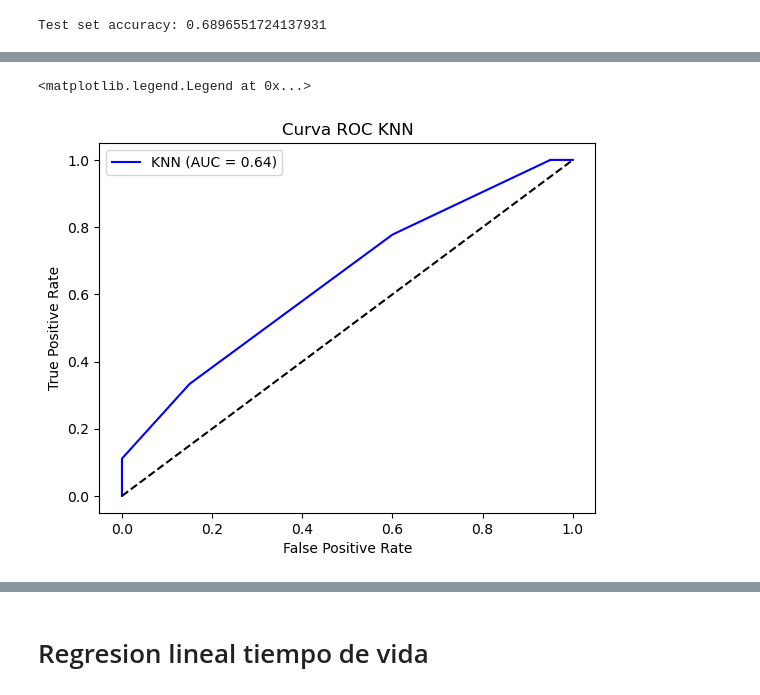
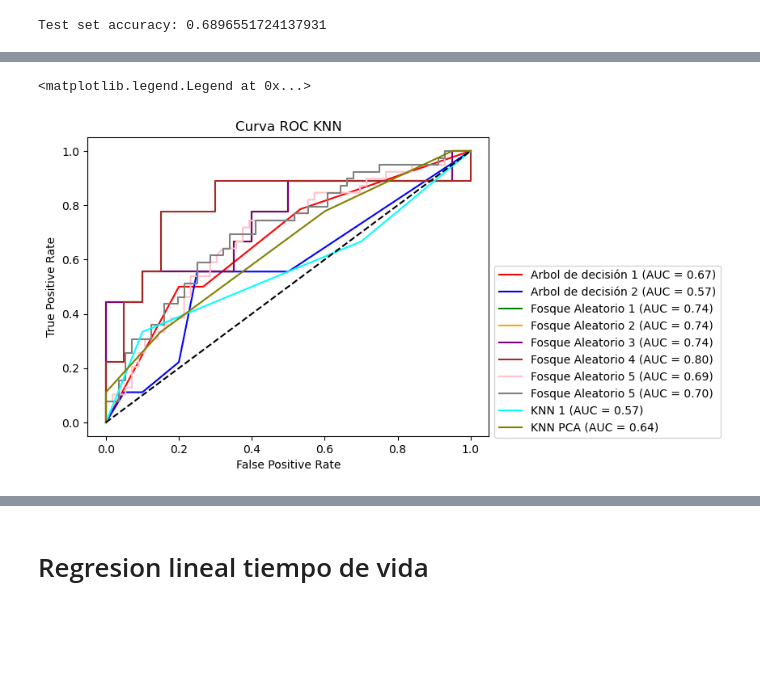
Before and after one commit to Alexis-martinezr/Machine-learning-biociencias, a Jupyter notebook: Análisis de supervivencia y modelado predictivo en una cohorte oncológica integración de datos histológicos, variables clínicas y moleculares.ipynb, the cells around one changed output, grey strips where cells are left out. Cells and saved outputs as stored; diff of their text form; code cells hidden in the pictures; blank space fills up the shorter version.

```diff
--- a/Análisis de supervivencia y modelado predictivo en una cohorte oncológica integración de datos histológicos, variables clínicas y moleculares.ipynb
+++ b/Análisis de supervivencia y modelado predictivo en una cohorte oncológica integración de datos histológicos, variables clínicas y moleculares.ipynb
@@ -1035,7 +1081,7 @@ tree.score
 from sklearn.ensemble import RandomForestClassifier
 # %%
 forest = RandomForestClassifier(n_jobs=2, oob_score=True, n_estimators=5000)
-forest.fit(x_train,y_train)
+forest.fit(x_train_v,y_train_v)
 # %% [output]
 RandomForestClassifier(n_estimators=5000, n_jobs=2, oob_score=True)
 # %%
@@ -1344,7 +1584,7 @@ print(score_list)
 [0.5263157894736842, 0.631578947368421, 0.631578947368421, 0.47368421052631576, 0.5789473684210527, 0.5263157894736842, 0.42105263157894735, 0.5263157894736842, 0.47368421052631576, 0.4736842105263157 ...
 # %%
 knn_classifier = KNeighborsClassifier(n_neighbors=2)
-knn_classifier.fit(X_scaled, y_train)
+knn_classifier.fit(X_scaled, y_train_knn)
 y_pred = knn_classifier.predict(x_test_scal)
 y_pred
 # %% [output]
@@ -1353,11 +1593,11 @@ array([0, 1, 0, 0, 0, 0, 1, 0, 0, 0, 1, 0, 0, 1, 0, 0, 0, 0, 0])
 # Reduccion de dimencionalidad
 # %%
 from sklearn.decomposition import PCA
-x_train, x_test, y_train, y_test = train_test_split(
-    data[columnas_select], data['Event (death: 1, alive: 0)'], test_size=0.3, random_state=10)
+x_train_p, x_test_p, y_train_p, y_test_p = train_test_split(
+    data_knn[columnas_select], data_knn['Event (death: 1, alive: 0)'], test_size=0.3, random_state=10)
 # Estandarizar datos
 scaler = StandardScaler()
-X_scaled = scaler.fit_transform(x_train)
+X_scaled = scaler.fit_transform(x_train_p)
 
 # Optimizar número de componentes PCA
 componentes = [5, 10, 15, 20, 25, 30]  # probar varios
@@ -1368,7 +1608,7 @@ for n in componentes:
     X_pca = pca.fit_transform(X_scaled)
 
     knn = KNeighborsClassifier(n_neighbors=5)  # valor temporal de n_neighbors
-    score = cross_val_score(knn, X_pca, y_train, cv=5, scoring='accuracy').mean()
+    score = cross_val_score(knn, X_pca, y_train_p, cv=5, scoring='accuracy').mean()
     pca_scores.append(score)
 
 # Elegir el menor número de componentes con buen score
@@ -1385,7 +1625,7 @@ knn_scores = []
 
 for k in vecinos:
     knn = KNeighborsClassifier(n_neighbors=k)
-    score = cross_val_score(knn, X_pca_final, y_train, cv=5, scoring='accuracy').mean()
+    score = cross_val_score(knn, X_pca_final, y_train_p, cv=5, scoring='accuracy').mean()
     knn_scores.append(score)
 
 mejor_n_neighbors = vecinos[np.argmax(knn_scores)]
@@ -1424,10 +1664,10 @@ pca = PCA(n_components=5)
 X_pca = pca.fit_transform(X_scaled)
 
 knn = KNeighborsClassifier(n_neighbors=5)  # valor temporal de n_neighbors
-knn.fit(X_pca, y_train)
-X_scal_test = scaler.transform(x_test)
+knn.fit(X_pca, y_train_p)
+X_scal_test = scaler.transform(x_test_p)
 X_pca_test = pca.transform(X_scal_test)
-score = knn.score(X_pca_test, y_test)
+score = knn.score(X_pca_test, y_test_p)
 print('Test set accuracy:', score)
 # %% [output]
 Test set accuracy: 0.6896551724137931
@@ -1477,21 +1717,60 @@ Prediccion
 # %%
 
 from sklearn.metrics import roc_curve, auc
 
 # Suponiendo que knn ya está entrenado
-probs = knn.predict_proba(X_pca_test)[:, 1]  # probabilidades de clase positiva
-fpr, tpr, thresholds = roc_curve(y_test, probs)
-roc_auc = auc(fpr, tpr)
+
+fpr_a, tpr_a, thresholds_a = roc_curve(y_test, y_prob)
+roc_auc_a = auc(fpr_a, tpr_a)
 
 
+fpr_v, tpr_v, thresholds_v = roc_curve(y_test_v, y_prob_v)
+roc_auc_v = auc(fpr_v, tpr_v)
+
+
+fpr_f, tpr_f, thresholds_f = roc_curve(y_test_v, y_prob_f)
+roc_auc_f = auc(fpr_f, tpr_f)
+
+fpr_f2, tpr_f2, thresholds_f2 = roc_curve(y_test_v, y_prob_f2)
+roc_auc_f2 = auc(fpr_f2, tpr_f2)
+
+fpr_f3, tpr_f3, thresholds_f3 = roc_curve(y_test_v, y_prob_f3)
+roc_auc_f3 = auc(fpr_f3, tpr_f3)
+
+fpr_f4, tpr_f4, thresholds_f4 = roc_curve(y_test_f, y_prob_f4)
+roc_auc_f4 = auc(fpr_f4, tpr_f4)
+
+fpr_bavc, tpr_bavc, thresholds_bavc = roc_curve(y_v2, y_proba_bavc)
+roc_auc_bavc = auc(fpr_bavc, tpr_bavc)
+
+fpr_bavc2, tpr_bavc2, thresholds_bavc2 = roc_curve(y_v2, y_proba_bavc2)
+roc_auc_bavc2 = auc(fpr_bavc2, tpr_bavc2)
+
+probs_knn_c= knn_classifier.predict_proba(x_test_scal)[:, 1]
+fpr_knn_c, tpr_knn_c, thresholds_knn_c = roc_curve(y_test_knn, probs_knn_c)
+roc_auc_knn_c = auc(fpr_knn_c, tpr_knn_c)
+
+  # probabilidades de clase positiva
+fpr_pca, tpr_pca, thresholds_pca = roc_curve(y_test_p, probs[:, 1])
+roc_auc_pca = auc(fpr_pca, tpr_pca)
+
 plt.figure()
-plt.plot(fpr, tpr, color='blue', label=f'KNN (AUC = {roc_auc:.2f})')
+plt.plot(fpr_a, tpr_a, color='red', label=f'Arbol de decisión 1 (AUC = {roc_auc_a:.2f})')
+plt.plot(fpr_v, tpr_v, color='blue', label=f'Arbol de decisión 2 (AUC = {roc_auc_v:.2f})')
+plt.plot(fpr_f, tpr_f, color='green', label=f'Fosque Aleatorio 1 (AUC = {roc_auc_f:.2f})')
+plt.plot(fpr_f2, tpr_f2, color='orange', label=f'Fosque Aleatorio 2 (AUC = {roc_auc_f2:.2f})')
+plt.plot(fpr_f3, tpr_f3, color='purple', label=f'Fosque Aleatorio 3 (AUC = {roc_auc_f3:.2f})')
+plt.plot(fpr_f4, tpr_f4, color='brown', label=f'Fosque Aleatorio 4 (AUC = {roc_auc_f4:.2f})')
+plt.plot(fpr_bavc, tpr_bavc, color='pink', label=f'Fosque Aleatorio 5 (AUC = {roc_auc_bavc:.2f})')
+plt.plot(fpr_bavc2, tpr_bavc2, color='gray', label=f'Fosque Aleatorio 5 (AUC = {roc_auc_bavc2:.2f})')
+plt.plot(fpr_knn_c, tpr_knn_c, color='cyan', label=f'KNN 1 (AUC = {roc_auc_knn_c:.2f})')
+plt.plot(fpr_pca, tpr_pca, color='olive', label=f'KNN PCA (AUC = {roc_auc_pca:.2f})')
 
 plt.plot([0,1], [0,1], 'k--')
 plt.xlabel('False Positive Rate')
 plt.ylabel('True Positive Rate')
 plt.title('Curva ROC KNN')
-plt.legend()
+plt.legend(bbox_to_anchor=(1, 0.59), loc='upper left')
 # %% [output]
 <matplotlib.legend.Legend at 0x...>
-[figure, old version]
+[figure, new version]
```
Also changed, not shown: parts of 69 cells of this notebook, 1 other file.
